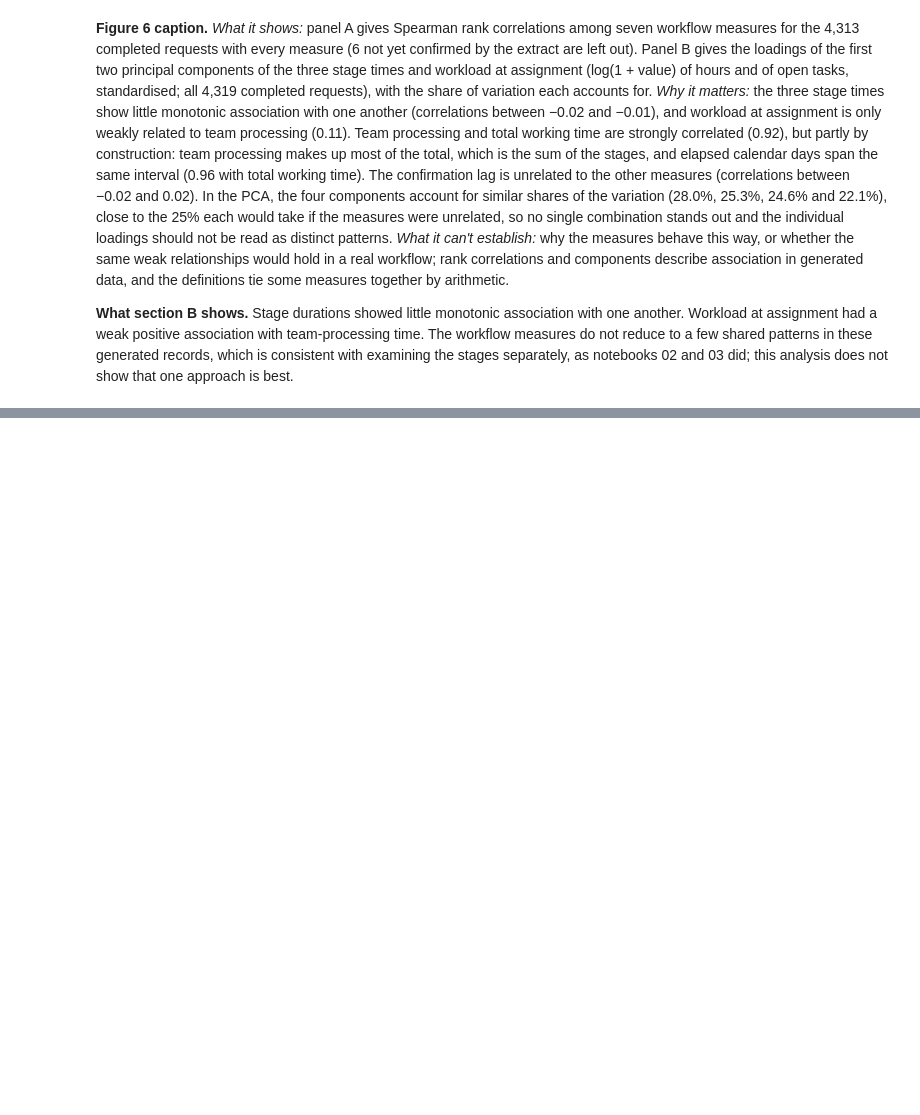
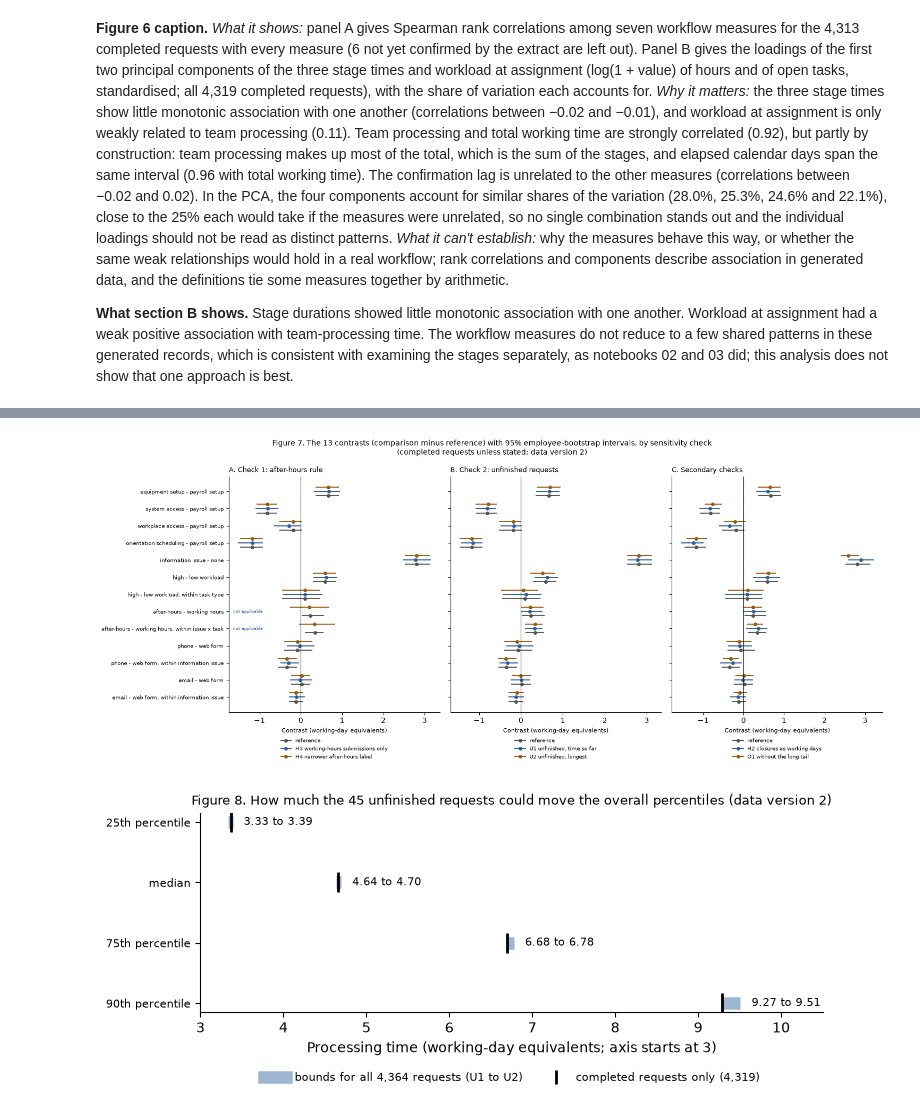
Before and after one commit to isabellemclean1001-blip/AIDA_Izzy_HR_Onboarding_Project-review, a Jupyter notebook: AIDA-2156/final-project/analysis/04_outliers_relationships_and_sensitivity.ipynb, the cells around one changed output, grey strips where cells are left out. Saved outputs shown, nothing was run; the diff lists cells and outputs as text; code cells hidden in the pictures; blank space fills up the shorter version.

Commit message:
AIDA 2156 final project: notebook 04 part 3, sensitivity checks for the after-hours rule and unfinished requests, findings labelled (data v2, in progress)

```diff
--- a/AIDA-2156/final-project/analysis/04_outliers_relationships_and_sensitivity.ipynb
+++ b/AIDA-2156/final-project/analysis/04_outliers_relationships_and_sensitivity.ipynb
@@ -558,0 +926,58 @@ plt.show()
+# %%
+# Figure 7: the 13 contrasts in each sensitivity check, one panel per check (H1 is in calendar days and is in the table only)
+PANELS = [("A. Check 1: after-hours rule", ["reference", "H3 working-hours submissions only", "H4 narrower after-hours label"]),
+          ("B. Check 2: unfinished requests", ["reference", "U1 unfinished, time so far", "U2 unfinished, longest"]),
+          ("C. Secondary checks", ["reference", "H2 closures as working days", "O1 without the long tail"])]
+COL = {"reference": "#555555", "H3 working-hours submissions only": "#2b5f9e", "H4 narrower after-hours label": "#9a5b12",
+       "U1 unfinished, time so far": "#2b5f9e", "U2 unfinished, longest": "#9a5b12",
+       "H2 closures as working days": "#2b5f9e", "O1 without the long tail": "#9a5b12"}
+fig, axes = plt.subplots(1, 3, figsize=(15, 6.4), sharey=True)
+ypos = np.arange(len(CONTRAST_LABELS))[::-1]
+for ax, (title, scen) in zip(axes, PANELS):
+    for k, n in enumerate(scen):
+        off = (k - 1) * 0.25
+        t = contrasts_s.loc[n].reindex(CONTRAST_LABELS)
+        for y0, (_, row) in zip(ypos, t.iterrows()):
+            if not row["applicable"]:
+                ax.text(0.02, y0 + off, "not applicable", fontsize=6, color=COL[n], va="center", transform=ax.get_yaxis_transform())
+                continue
+            ax.plot([row["ci_low"], row["ci_high"]], [y0 + off] * 2, color=COL[n], lw=1.4)
+            ax.plot(row["estimate_days"], y0 + off, "o", color=COL[n], ms=4)
+        ax.plot([], [], "o-", color=COL[n], label=n, ms=4)
+    ax.axvline(0, color="black", lw=0.8)
+    ax.set_title(title, fontsize=9, loc="left")
+    ax.set_xlabel("Contrast (working-day equivalents)", fontsize=8)
+    ax.legend(fontsize=7, frameon=False, loc="upper center", bbox_to_anchor=(0.5, -0.09), ncol=1)
+    ax.spines[["top", "right"]].set_visible(False)
+axes[0].set_yticks(ypos, [c.replace("_", " ").replace(", within information issue x task type", ", within issue x task")
+                          for c in CONTRAST_LABELS], fontsize=7.5)
+fig.suptitle("Figure 7. The 13 contrasts (comparison minus reference) with 95% employee-bootstrap intervals, by sensitivity check\n"
+             "(completed requests unless stated; data version 2)", fontsize=10)
+fig.tight_layout()
+fig.savefig(FIGURE_DIR / "sensitivity_contrasts.png", dpi=150, bbox_inches="tight")
+plt.show()
+
+# Figure 8: bounds on percentiles of all requests (completed and unfinished)
+fig, ax = plt.subplots(figsize=(7.5, 3.4))
+qs = ["q1", "median", "q3", "p90"]
+for i, q in enumerate(qs):
+    assert bounds.loc[q, "upper bound status"] == "bounded", "Figure 8 shows only bounded percentiles"
+    lo, hi, mid = bounds.loc[q, "lower bound (U1)"], bounds.loc[q, "upper bound"], bounds.loc[q, "completed only"]
+    ax.plot([lo, hi], [i, i], color="#2b5f9e", lw=9, alpha=0.45, solid_capstyle="butt")
+    ax.plot(mid, i, "|", color="black", ms=14, mew=2)
+    ax.annotate(f"{lo:.2f} to {hi:.2f}", (hi, i), xytext=(8, 0), textcoords="offset points", va="center", fontsize=8)
+ax.set_yticks(range(len(qs)), ["25th percentile", "median", "75th percentile", "90th percentile"], fontsize=8)
+ax.invert_yaxis()
+ax.set_xlabel("Processing time (working-day equivalents; axis starts at 3)")
+ax.set_xlim(3, 10.5)
+ax.plot([], [], color="#2b5f9e", lw=9, alpha=0.45, label=f"bounds for all {len(U):,} requests (U1 to U2)")
+ax.plot([], [], "|", color="black", ms=10, mew=2, label=f"completed requests only ({len(completed):,})")
+ax.legend(fontsize=8, frameon=False, loc="upper center", bbox_to_anchor=(0.5, -0.25), ncol=2)
+ax.spines[["top", "right"]].set_visible(False)
+ax.set_title("Figure 8. How much the 45 unfinished requests could move the overall percentiles (data version 2)", fontsize=9)
+fig.tight_layout()
+fig.savefig(FIGURE_DIR / "unfinished_bounds.png", dpi=150, bbox_inches="tight")
+plt.show()
+# %% [output]
+[figure, added]
+[figure, added]
```
Also changed, not shown: parts of 6 cells of this notebook.
